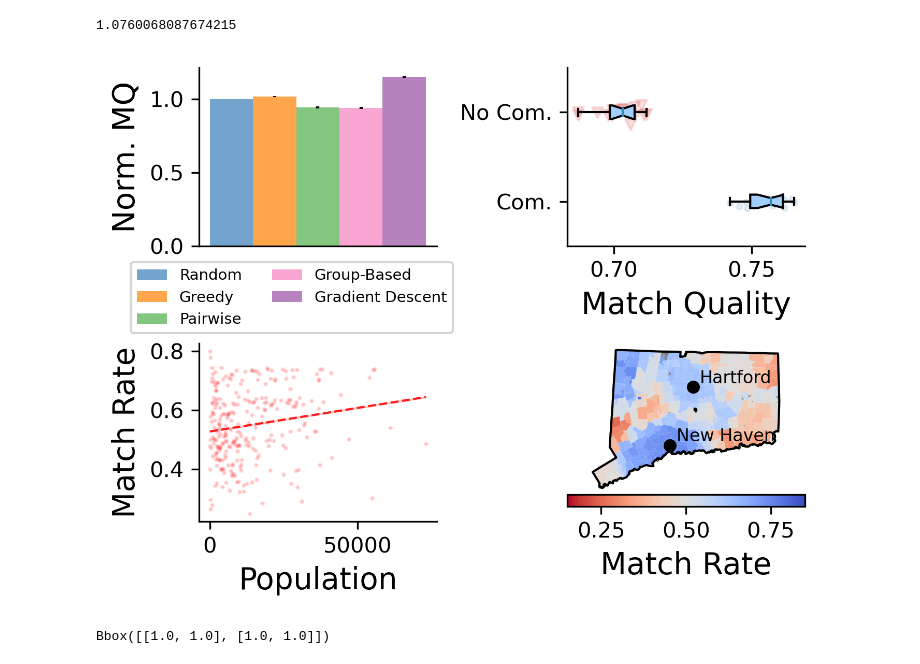
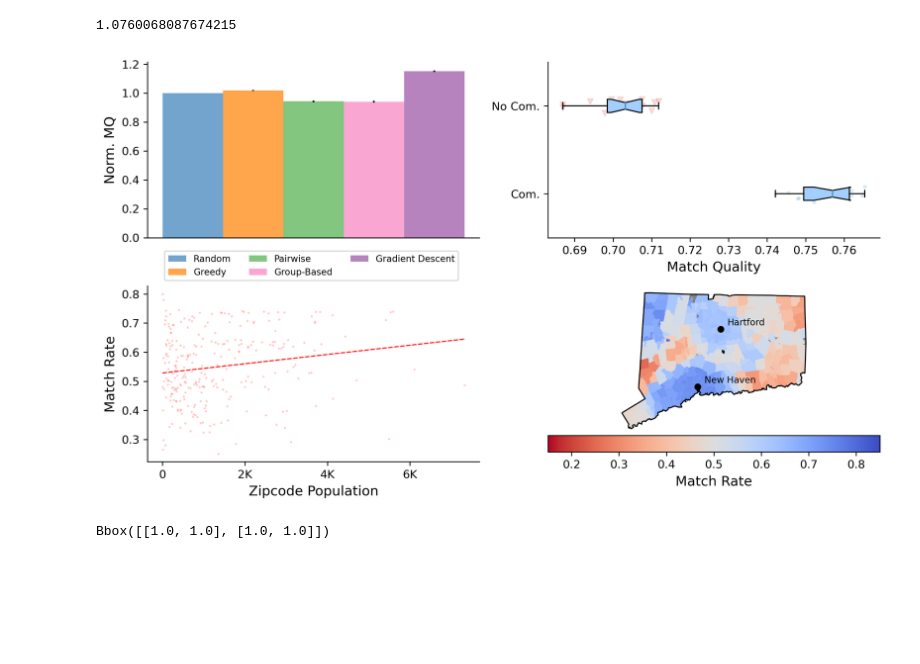
Before and after one commit to naveenr414/patient-provider, a Jupyter notebook: scripts/notebooks/Plotting.ipynb, the cells around one changed output. Cells and saved outputs as stored; diff of their text form; code cells hidden in the pictures; blank space fills up the shorter version.

```diff
--- a/scripts/notebooks/Plotting.ipynb
+++ b/scripts/notebooks/Plotting.ipynb
@@ -858,14 +858,15 @@ np.mean(qual_by_comorbidity[1])/np.mean(qual_by_comorbidity[0])
 1.0760068087674215
 # %%
 plot_dimensions = (2,2)
-x_labels = [["","Match Quality"],["Population","Match Rate"]]
+x_labels = [["","Match Quality"],["Zipcode Population","Match Rate"]]
 y_labels =  [["Norm. MQ",""],["Match Rate",""]]
-x_ticks = [[[[],[]],None],[None,None]]
+x_ticks = [[[[],[]],None],[[[0,20000,40000,60000],[0,"2K","4K","6K"]],None]]
 sup_y_label = ""
-overall_format = {'figsize':(5,4),
+overall_format = {'figsize':(10,6),
     'style_size': style_size,
     'has_grid': False,
     'x_ticks': x_ticks,
+    'label_size': 12,
 }
 fig,ax = create_axes(plot_dimensions,overall_format,y_labels=y_labels,x_labels=x_labels)
 
@@ -917,36 +918,36 @@ colorbar = ct_zipcodes.plot(
 
 )
 cbar = ax[1][1].get_figure().axes[-1]  # Access the colorbar axis
 cbar.tick_params(labelsize=10)
-cbar.set_xlabel("Match Rate", fontsize=14)  # Increase font size for the label
+cbar.set_xlabel("Match Rate", fontsize=12)  # Increase font size for the label
 
 
 
 
 ct_outline = ct_zipcodes.dissolve()
 ct_outline.boundary.plot(ax=ax[1][1], color="black", linewidth=1)
 
 # Enhance the plot
 ax[1][1].axis("off")
 hartford_coords = (41.7637, -72.6851)  # Hartford, CT (latitude, longitude)
 newhaven_coords = (41.3083, -72.9279)  # New Haven, CT (latitude, longitude)
 
 # Plot dots for Hartford and New Haven
 ax[1][1].scatter(hartford_coords[1], hartford_coords[0], color="black", s=25, zorder=5)  # Hartford
 ax[1][1].scatter(newhaven_coords[1], newhaven_coords[0], color="black", s=25, zorder=5)  # New Haven
 
 ax[1][1].text(hartford_coords[1] + 0.07, hartford_coords[0] + 0.03, "Hartford", color="black", fontsize=8, zorder=6)
 ax[1][1].text(newhaven_coords[1] + 0.07, newhaven_coords[0] + 0.03, "New Haven", color="black", fontsize=8, zorder=6)
 
 
 # Show the plot
 plt.tight_layout()
 
-legend_format = {'style_size': style_size,'type': 'is_local', 'loc': 'upper right', 'ncol': 2, 'bbox_to_anchor': [[(1.1,-0.05),()],[(),()]], 'fontsize': 7}
+legend_format = {'style_size': style_size,'type': 'is_local', 'loc': 'upper right', 'ncol': 3, 'bbox_to_anchor': [[(0.95,-0.05),()],[(),()]], 'fontsize': 8}
 create_legend(fig,ax,plot_dimensions,legend_format)
 fig.savefig("../../results/figures/semi_synthetic_main.pdf",dpi=300, bbox_inches='tight')
 # %% [output]
-[figure, old version]
+[figure, new version]
 # %%
 from matplotlib.transforms import Bbox
 
```
Also changed, not shown: parts of 10 cells of this notebook, 1 other file.
